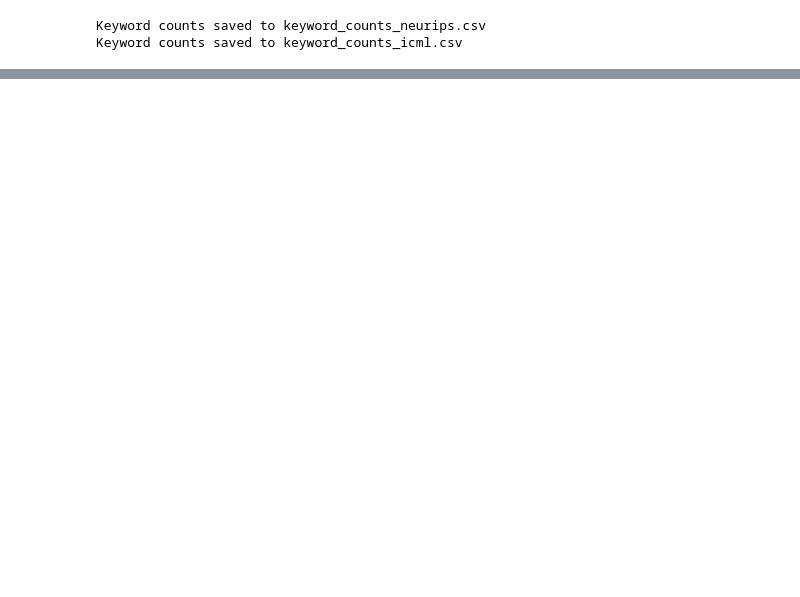
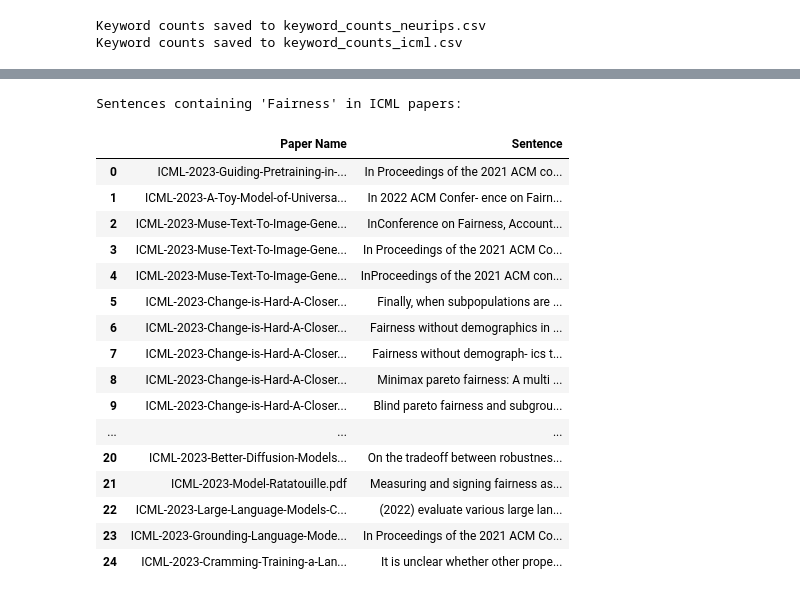
Before and after one commit to IsabelKurth/values-in-ml-research, a Jupyter notebook: value_extraction.ipynb, the cells around one changed output, grey strips where cells are left out. Cells and saved outputs as stored; diff of their text form; code cells hidden in the pictures; blank space fills up the shorter version.

```diff
--- a/value_extraction.ipynb
+++ b/value_extraction.ipynb
@@ -238,0 +217,40 @@ Keyword counts saved to keyword_counts_icml.csv
+# %%
+keyword_to_search = "Fairness"  # Replace with the keyword you want to search for
+
+results_icml = []
+
+if keyword_to_search in sentences_icml:
+    print(f"\nSentences containing '{keyword_to_search}' in ICML papers:")
+    for filename in os.listdir("Paper ICML"):
+        if filename.endswith(".pdf"):
+            pdf_path = os.path.join("Paper ICML", filename)
+            section_texts = extract_sections(pdf_path, sections_of_interest)
+            keyword_counts, keyword_sentences = count_keywords(section_texts, keywords, [keyword_to_search])
+            if keyword_to_search in keyword_sentences:
+                for sentence in keyword_sentences[keyword_to_search]:
+                    results_icml.append([filename, sentence])
+else:
+    print(f"No sentences found for the keyword '{keyword_to_search}' in ICML papers.")
+
+# Create a DataFrame to store the results
+df_results_icml = pd.DataFrame(results_icml, columns=["Paper Name", "Sentence"])
+display(df_results_icml)
+# %% [output]
+Sentences containing 'Fairness' in ICML papers:
+|  | Paper Name | Sentence |
+| 0 | ICML-2023-Guiding-Pretraining-in-... | In Proceedings of the 2021 ACM co... |
+| 1 | ICML-2023-A-Toy-Model-of-Universa... | In 2022 ACM Confer- ence on Fairn... |
+| 2 | ICML-2023-Muse-Text-To-Image-Gene... | InConference on Fairness, Account... |
+| 3 | ICML-2023-Muse-Text-To-Image-Gene... | In Proceedings of the 2021 ACM Co... |
+| 4 | ICML-2023-Muse-Text-To-Image-Gene... | InProceedings of the 2021 ACM con... |
+| 5 | ICML-2023-Change-is-Hard-A-Closer... | Finally, when subpopulations are ... |
+| 6 | ICML-2023-Change-is-Hard-A-Closer... | Fairness without demographics in ... |
+| 7 | ICML-2023-Change-is-Hard-A-Closer... | Fairness without demograph- ics t... |
+| 8 | ICML-2023-Change-is-Hard-A-Closer... | Minimax pareto fairness: A multi ... |
+| 9 | ICML-2023-Change-is-Hard-A-Closer... | Blind pareto fairness and subgrou... |
+| ... | ... | ... |
+| 20 | ICML-2023-Better-Diffusion-Models... | On the tradeoff between robustnes... |
+| 21 | ICML-2023-Model-Ratatouille.pdf | Measuring and signing fairness as... |
+| 22 | ICML-2023-Large-Language-Models-C... | (2022) evaluate various large lan... |
+| 23 | ICML-2023-Grounding-Language-Mode... | In Proceedings of the 2021 ACM Co... |
+| 24 | ICML-2023-Cramming-Training-a-Lan... | It is unclear whether other prope... |
```
Also changed, not shown: parts of 4 cells of this notebook, 21 other files.
